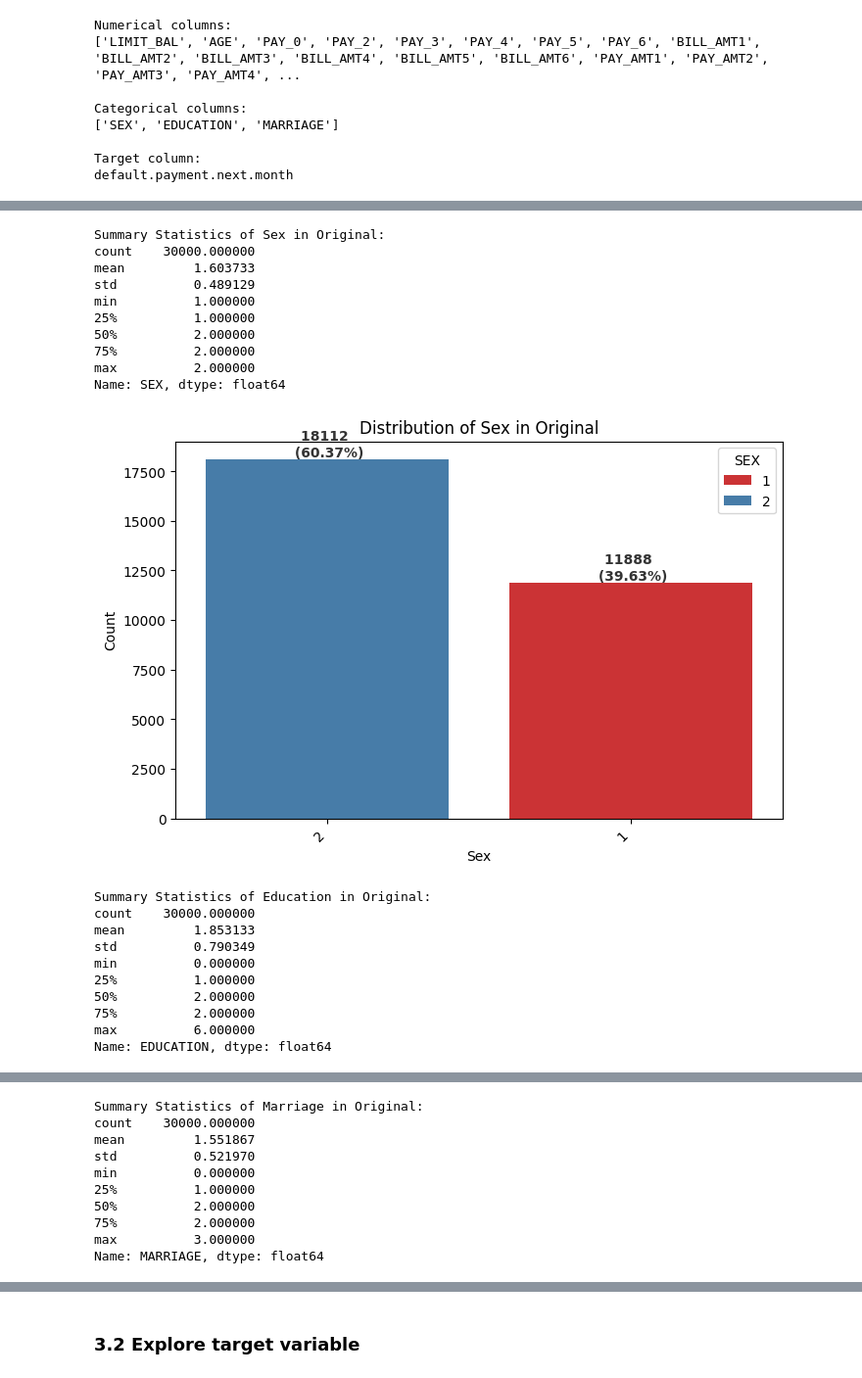
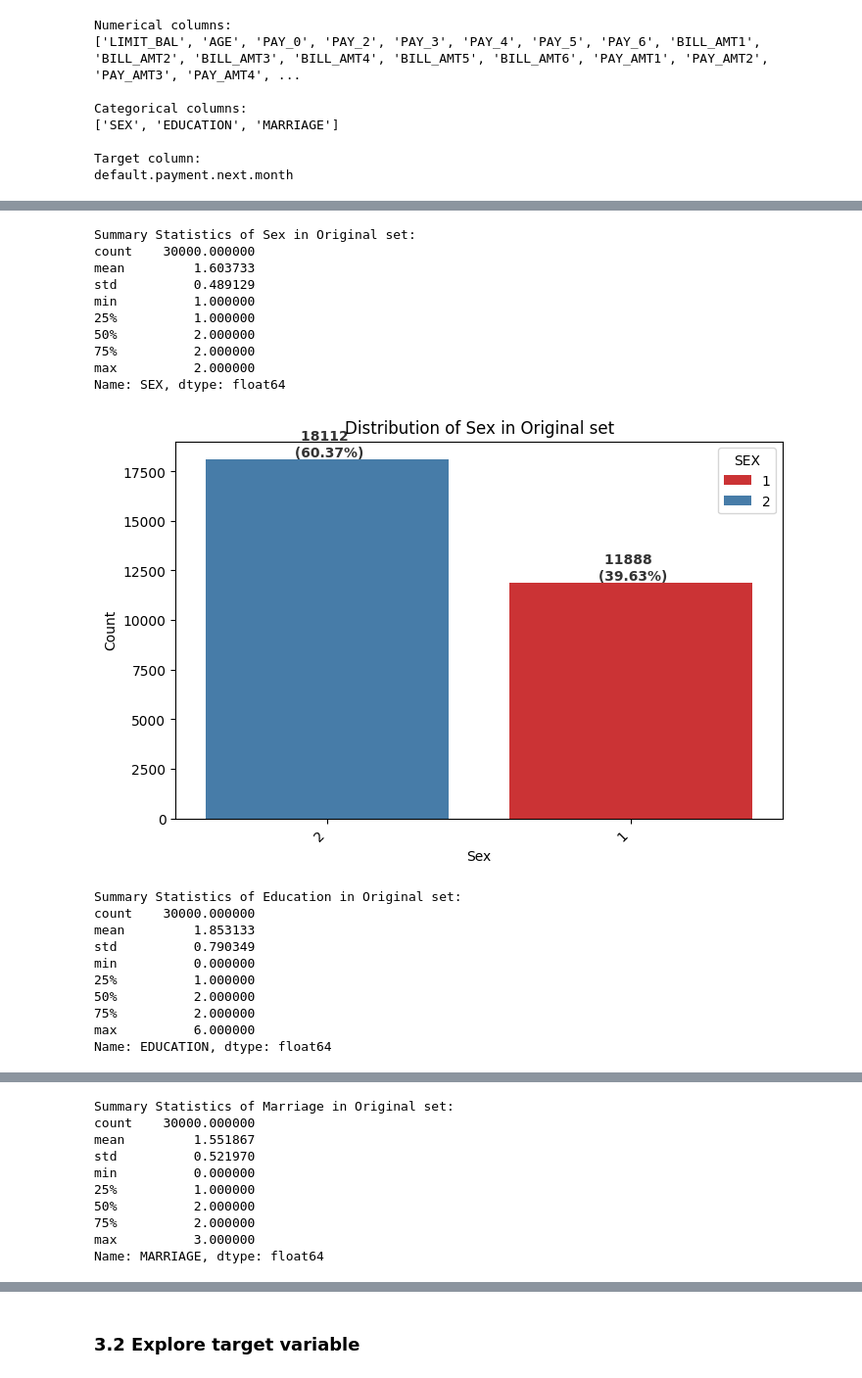
Before and after one commit to Nelkit/36103-AT2-data-analysis-project, a Jupyter notebook: 36103_AT2B_data_analysis_project.ipynb, the cells around one changed output, grey strips where cells are left out. Shown at 98% size. Saved outputs shown, nothing was run; the diff lists cells and outputs as text; code cells hidden in the pictures.

```diff
--- a/36103_AT2B_data_analysis_project.ipynb
+++ b/36103_AT2B_data_analysis_project.ipynb
@@ -294,5 +321,5 @@ Target column:
 default.payment.next.month
 # %%
 for col in num_cols:
-  plotting_num_feature_distributions(original_df, col, dataset_name="Original")
+  plotting_num_feature_distributions(original_df, col, dataset_name="Original set")
 # %% [output]
@@ -365,20 +392,20 @@ Name: PAY_4, dtype: float64
 ... (28 outputs left out)
 # %%
 for col in cat_cols:
-  plotting_cat_feature_distributions(original_df, col, dataset_name="Original")
+  plotting_cat_feature_distributions(original_df, col, dataset_name="Original set")
 # %% [output]
-Summary Statistics of Sex in Original:
+Summary Statistics of Sex in Original set:
 count    30000.000000
 mean         1.603733
 std          0.489129
 min          1.000000
 25%          1.000000
 50%          2.000000
 75%          2.000000
 max          2.000000
 Name: SEX, dtype: float64
-[figure, old version]
+[figure, new version]
-Summary Statistics of Education in Original:
+Summary Statistics of Education in Original set:
 count    30000.000000
 mean         1.853133
 std          0.790349
@@ -392,4 +419,4 @@ Name: EDUCATION, dtype: float64
-Summary Statistics of Marriage in Original:
+Summary Statistics of Marriage in Original set:
 count    30000.000000
 mean         1.551867
 std          0.521970
```
Also changed, not shown: parts of 6 cells of this notebook.
